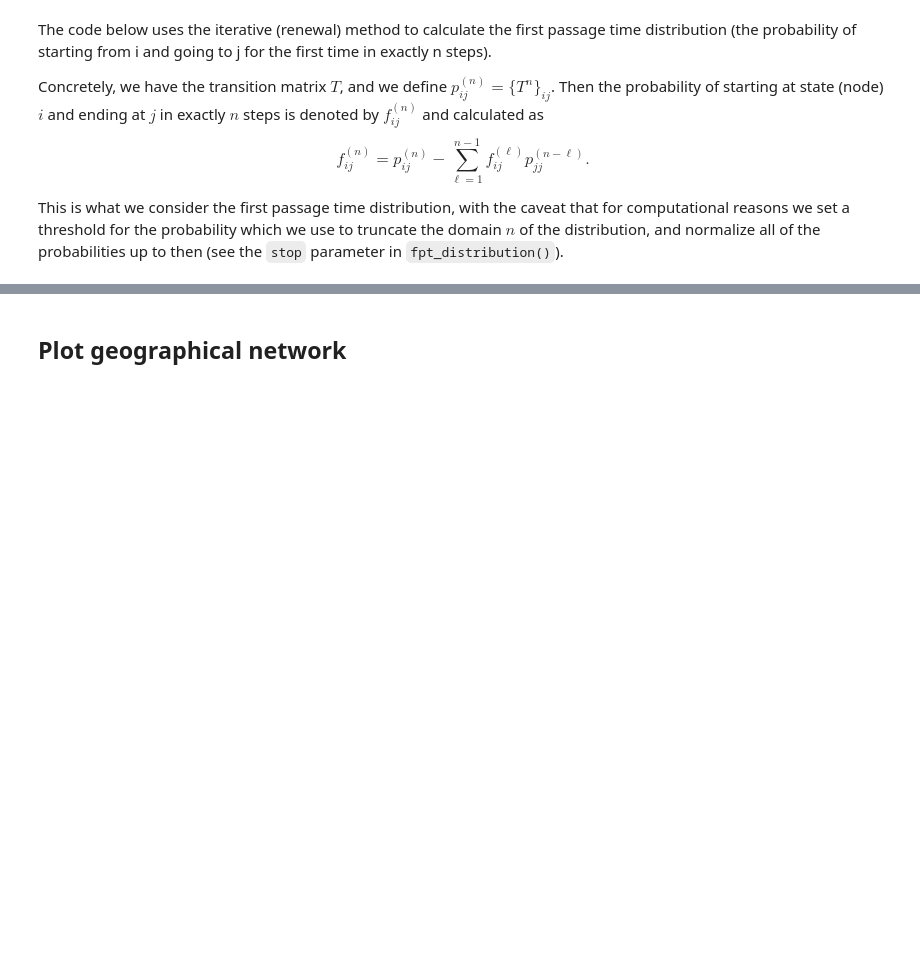
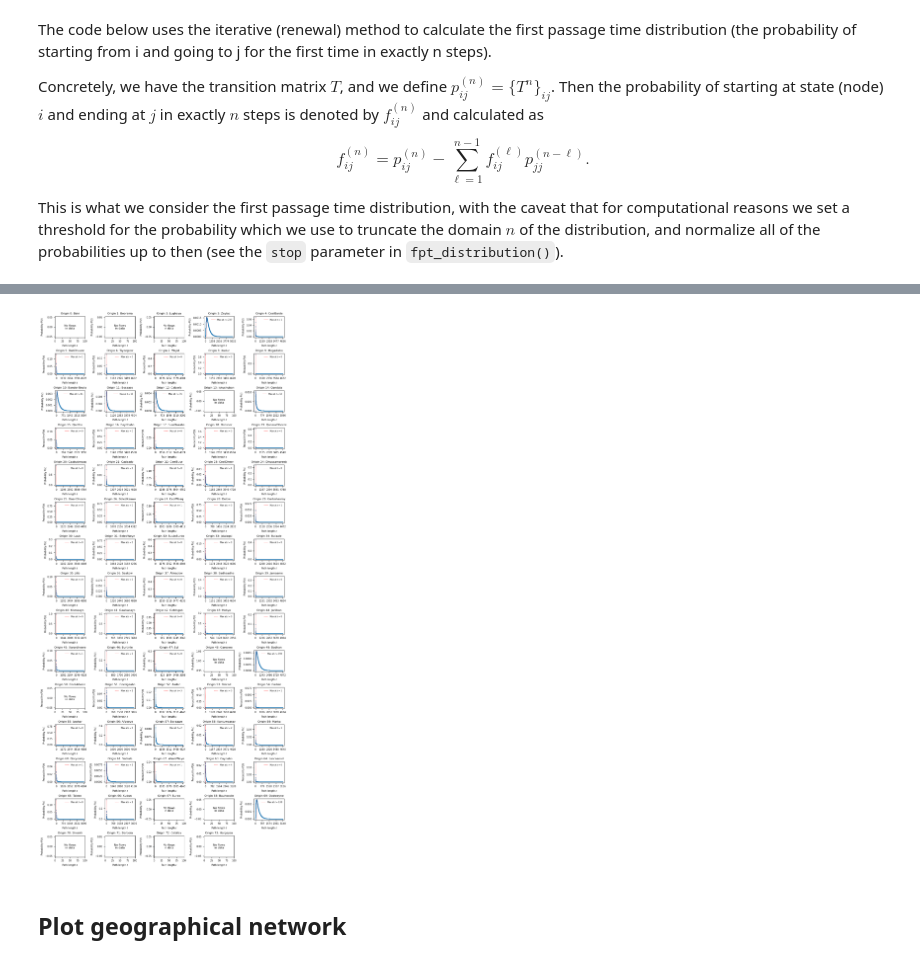
Before and after one commit to GitKalo/climate-displacement, a Jupyter notebook: RW_model.ipynb, the cells around one changed output, grey strips where cells are left out. Cells and saved outputs as stored; diff of their text form; code cells hidden in the pictures; blank space fills up the shorter version.

```diff
--- a/RW_model.ipynb
+++ b/RW_model.ipynb
@@ -369,3 +529,53 @@ pass
+# %%
+# Create a grid of subplots, one for each node
+n_nodes = len(node_order)
+n_cols = 5
+n_rows = (n_nodes + n_cols - 1) // n_cols
+
+fig, axes = plt.subplots(n_rows, n_cols, figsize=(n_cols * 2, n_rows * 1.5), layout='constrained')
+axes = axes.flatten()  # Flatten to make indexing easier
+
+# dist_lim = 200
+for idx, node_id in enumerate(node_order):
+    ax = axes[idx]
+    distribution = path_length_dists[node_id]
+
+    ### Determine distribution limits for visualization
+    if len(distribution) > 1:
+        dist_lim = np.argwhere((0 < distribution) * (distribution < 1e-5))[-1][0]
+        dist_max = np.argmax(distribution)
+        ax.axvline(x=dist_max, color='red', linestyle='--', linewidth=0.5, label=f'Max at $\ell={dist_max}$')
+        ax.legend(
+            loc='upper right', frameon=False,
+            fontsize=6, markerscale=0.5
+        )
+    else :
+        dist_lim = 100
+        ax.text(
+            0.5, 0.5, "No flows\nin data",
+            transform=ax.transAxes, ha="center", va="center",
+            fontsize=8
+        )
+
+    distribution = distribution[:dist_lim]
+    # ax.bar(np.arange(len(distribution)), distribution)
+    ax.scatter(np.arange(len(distribution)), distribution, s=1)
+    ax.set_xticks(np.arange(0, dist_lim + 1, dist_lim // 4))
+
+    ax.set_title(f'Origin {node_id}: {geo_flow_labels[node_id, 1]}', fontsize=8)
+    ax.set_xlabel('Path length $\ell$', fontsize=7)
+    ax.set_ylabel('Probability $P(\ell)$', fontsize=7)
+    ax.tick_params(labelsize=7)
+
+# Hide any unused subplots
+for idx in range(n_nodes, len(axes)):
+    axes[idx].set_visible(False)
+
+# plt.tight_layout()
+
+plt.savefig('figs/path_length_distributions.png', dpi=600)
+# %% [output]
+[figure, added]
 # %% [markdown]
 ## Plot geographical network
 # %%
```
Also changed, not shown: parts of 20 cells of this notebook.
